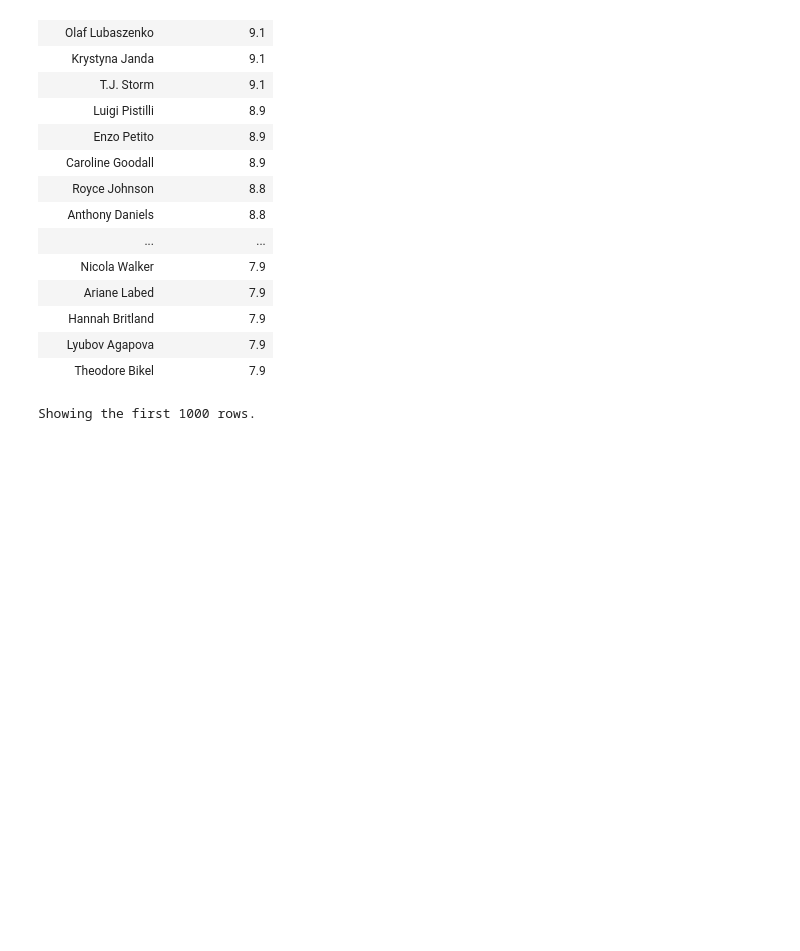
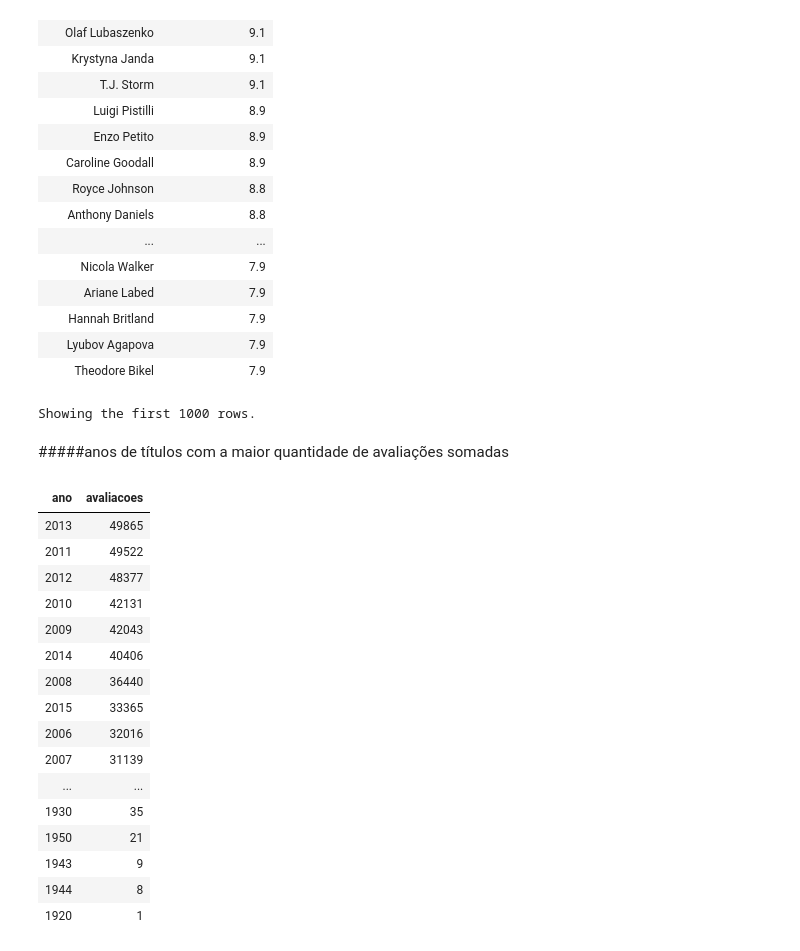
Before and after one commit to AldenisFranca/big_data1_ada, a Jupyter notebook: projeto_final_big_data.ipynb, the cells around one changed output. Saved outputs shown, nothing was run; the diff lists cells and outputs as text; code cells hidden in the pictures; blank space fills up the shorter version.

```diff
--- a/projeto_final_big_data.ipynb
+++ b/projeto_final_big_data.ipynb
@@ -355,3 +385,50 @@ order by
 | Lyubov Agapova | 7.9 |
 | Theodore Bikel | 7.9 |
 Showing the first 1000 rows.
+# %% [markdown]
+#####anos de títulos com a maior quantidade de avaliações somadas
+# %%
+%sql with info_movie_table as (
+  select
+    id_hashed as id_1,
+    title_year
+  from
+    df_info_movie
+  where
+    title_year is not null
+),
+reviews_table as (
+  select
+    id_hashed as id_2,
+    num_critic_for_reviews
+  from
+    df_reviews
+)
+select
+  title_year as ano,
+  sum(num_critic_for_reviews) as avaliacoes
+from
+  info_movie_table
+  inner join reviews_table on info_movie_table.id_1 = reviews_table.id_2
+group by
+  ano
+order by
+  avaliacoes desc
+# %% [output]
+| ano | avaliacoes |
+| 2013 | 49865 |
+| 2011 | 49522 |
+| 2012 | 48377 |
+| 2010 | 42131 |
+| 2009 | 42043 |
+| 2014 | 40406 |
+| 2008 | 36440 |
+| 2015 | 33365 |
+| 2006 | 32016 |
+| 2007 | 31139 |
+| ... | ... |
+| 1930 | 35 |
+| 1950 | 21 |
+| 1943 | 9 |
+| 1944 | 8 |
+| 1920 | 1 |
```
Also changed, not shown: parts of 3 cells of this notebook.
